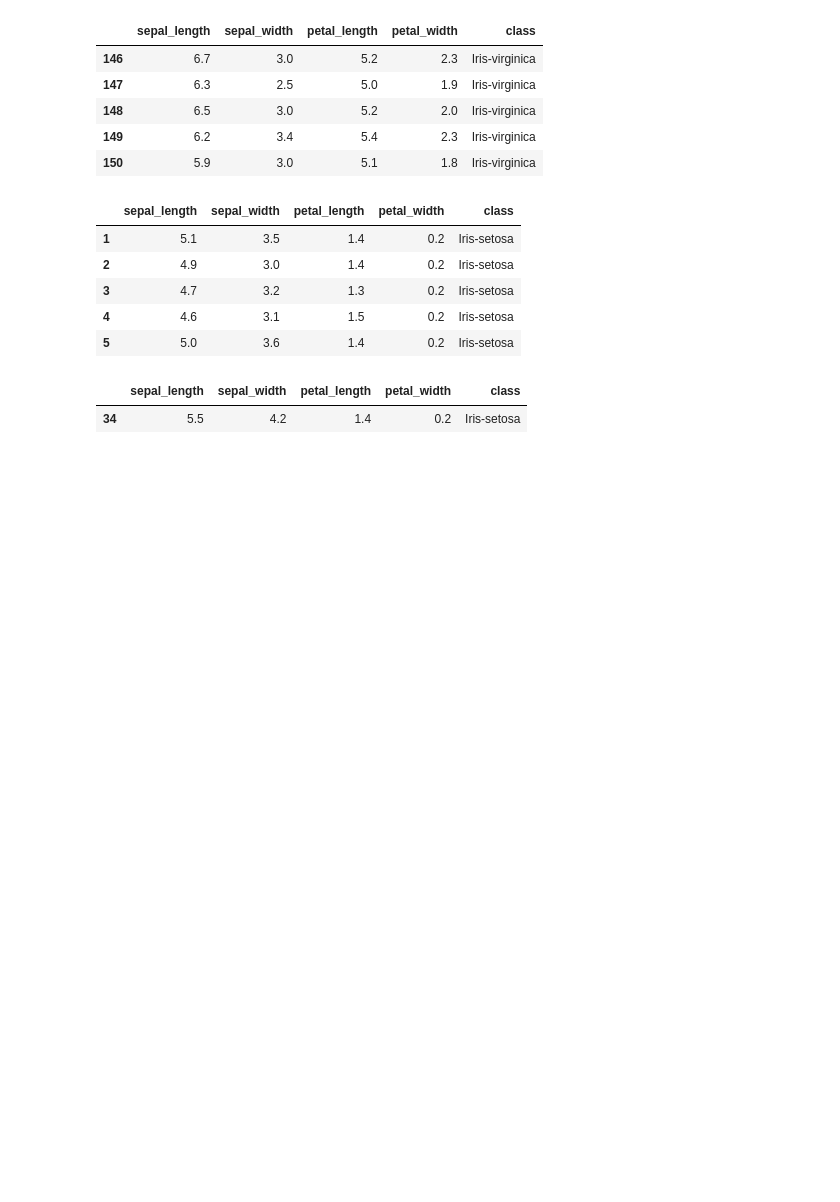
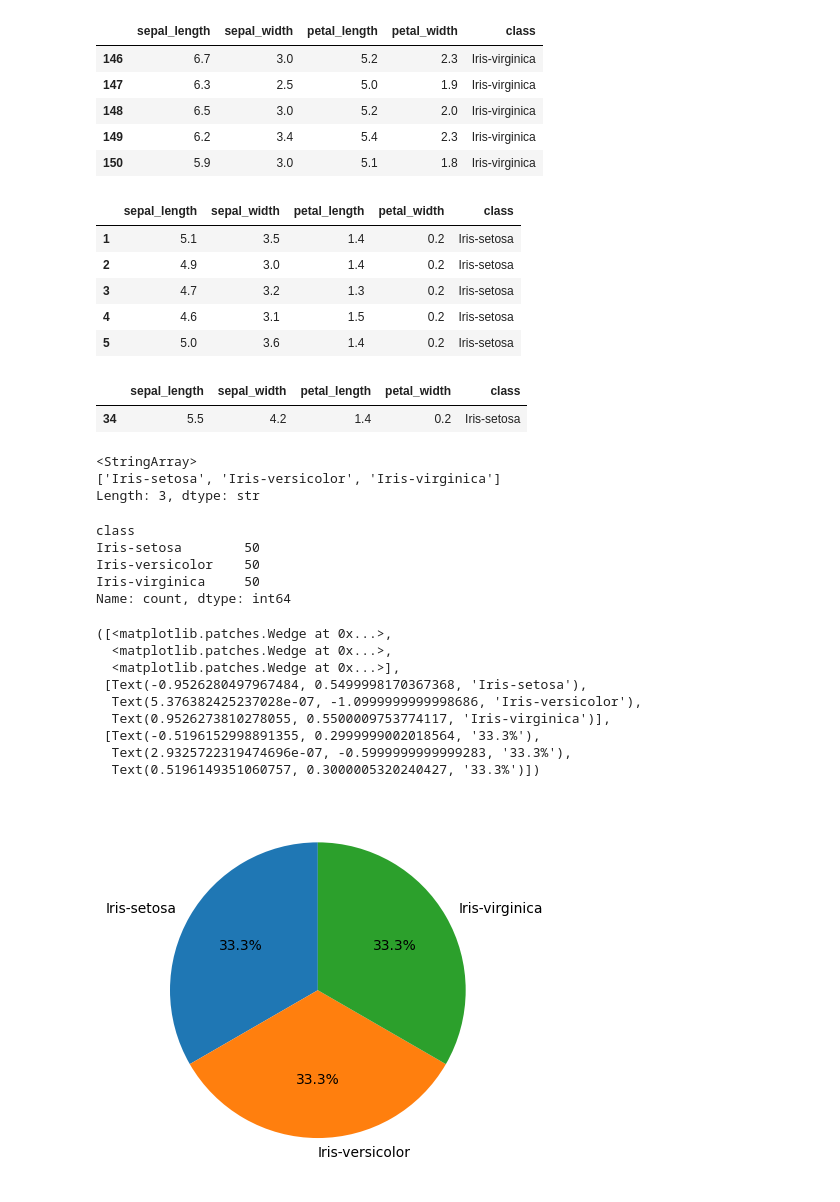
Before and after one commit to EngineeringSebastian-s/EvolutionaryComputation, a Jupyter notebook: Iris/AnalyticsIris.ipynb, the cells around one changed output. Saved outputs shown, nothing was run; the diff lists cells and outputs as text; code cells hidden in the pictures; blank space fills up the shorter version.

```diff
--- a/Iris/AnalyticsIris.ipynb
+++ b/Iris/AnalyticsIris.ipynb
@@ -58,3 +58,30 @@ df.sample(1)
 # %% [output]
 |  | sepal_length | sepal_width | petal_length | petal_width | class |
 | 34 | 5.5 | 4.2 | 1.4 | 0.2 | Iris-setosa |
+# %%
+df['class'].unique()
+# %% [output]
+<StringArray>
+['Iris-setosa', 'Iris-versicolor', 'Iris-virginica']
+Length: 3, dtype: str
+# %%
+df['class'].value_counts()
+# %% [output]
+class
+Iris-setosa        50
+Iris-versicolor    50
+Iris-virginica     50
+Name: count, dtype: int64
+# %%
+plt.pie(df['class'].value_counts(), labels=df['class'].unique(), autopct='%1.1f%%', startangle=90 )
+# %% [output]
+([<matplotlib.patches.Wedge at 0x...>,
+  <matplotlib.patches.Wedge at 0x...>,
+  <matplotlib.patches.Wedge at 0x...>],
+ [Text(-0.9526280497967484, 0.5499998170367368, 'Iris-setosa'),
+  Text(5.376382425237028e-07, -1.0999999999998686, 'Iris-versicolor'),
+  Text(0.9526273810278055, 0.5500009753774117, 'Iris-virginica')],
+ [Text(-0.5196152998891355, 0.2999999002018564, '33.3%'),
+  Text(2.9325722319474696e-07, -0.5999999999999283, '33.3%'),
+  Text(0.5196149351060757, 0.3000005320240427, '33.3%')])
+[figure, added]
```
Also changed, not shown: parts of 1 cell of this notebook.
